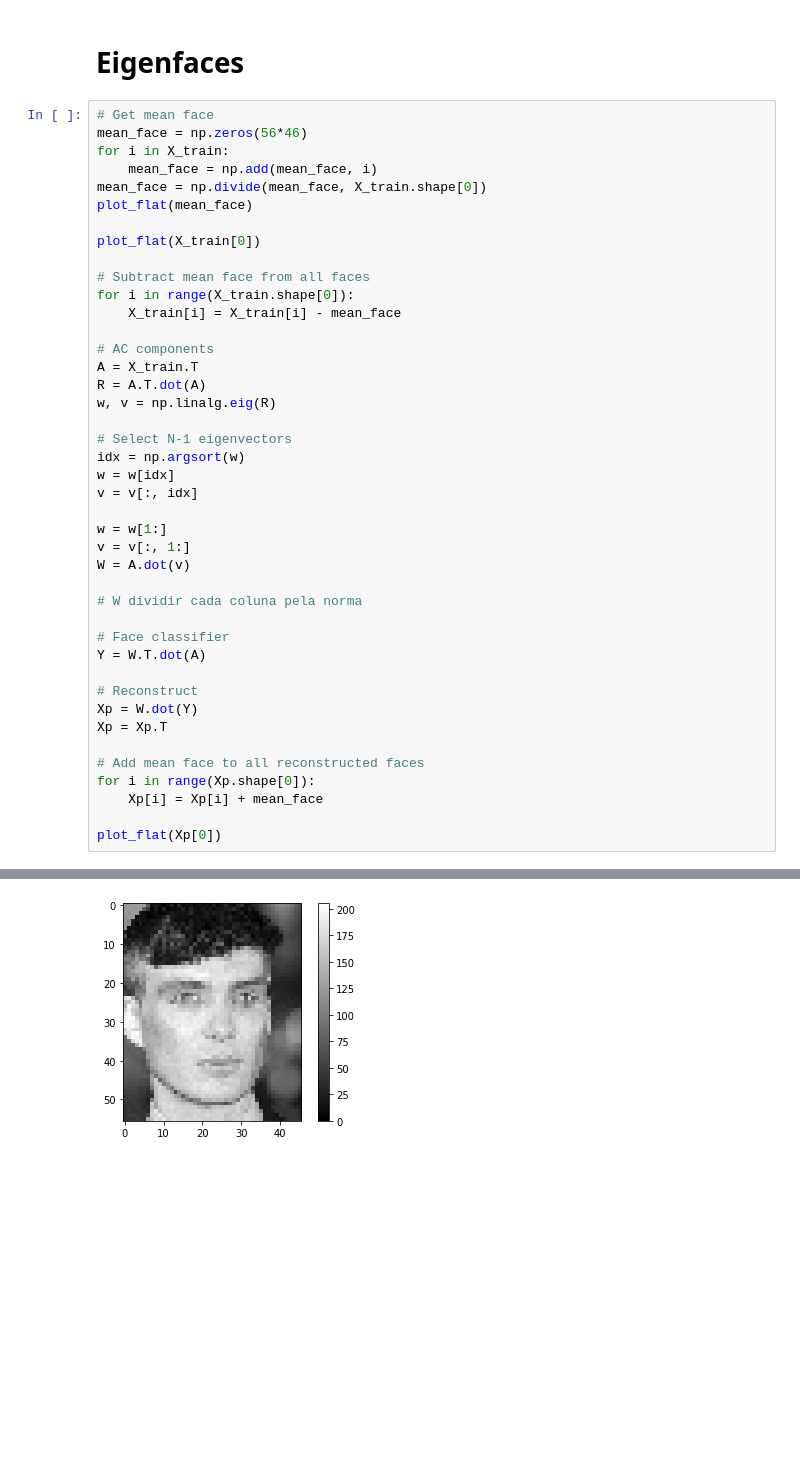
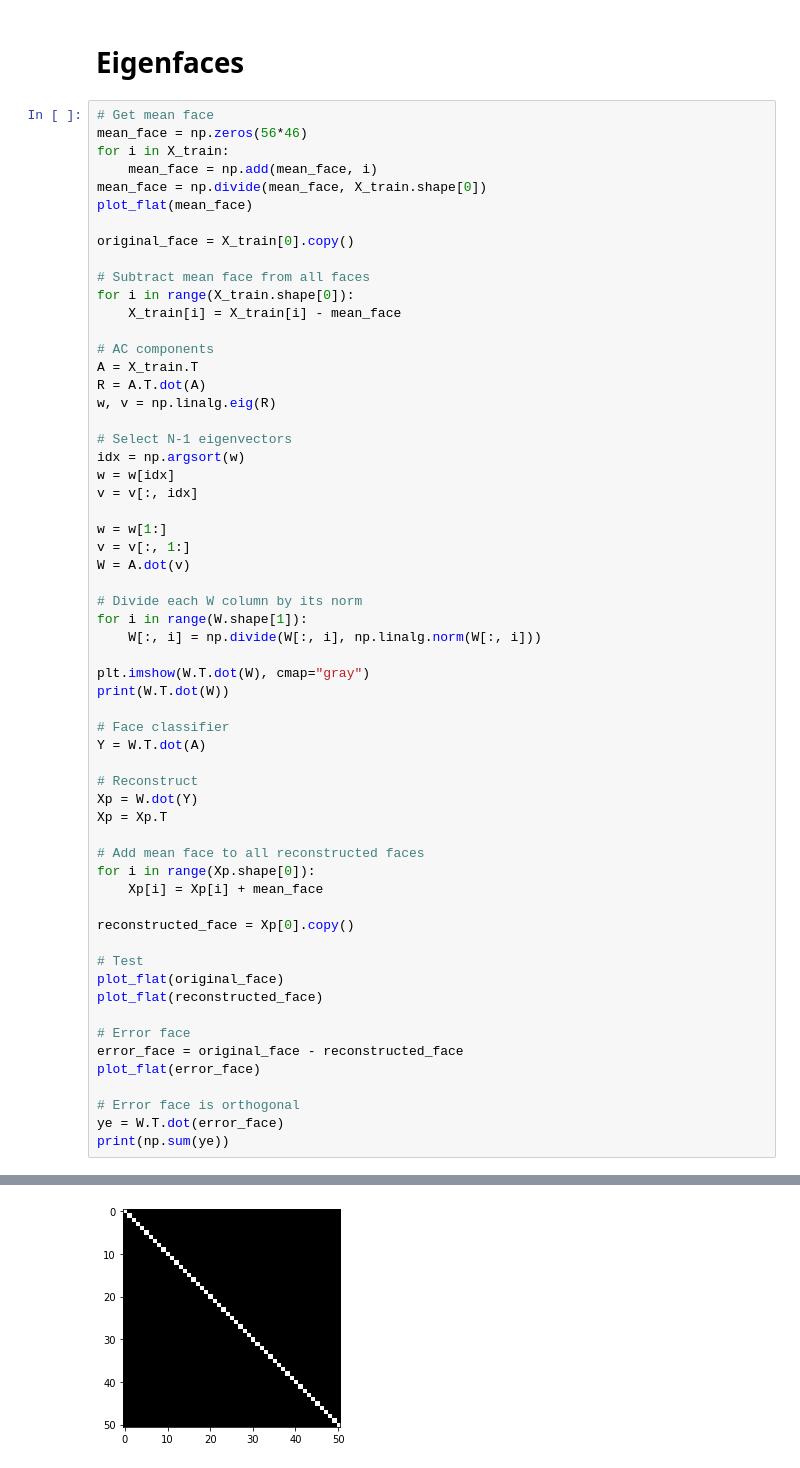
Before and after one commit to Krfld/ISEL-VARM, a Jupyter notebook: P1/Face-Detection-Recognition-main/faces.ipynb, the cells around one changed output, grey strips where cells are left out. Cells and saved outputs as stored; diff of their text form; blank space fills up the shorter version.

```diff
--- a/P1/Face-Detection-Recognition-main/faces.ipynb
+++ b/P1/Face-Detection-Recognition-main/faces.ipynb
@@ -273,7 +273,7 @@ for i in X_train:
 mean_face = np.divide(mean_face, X_train.shape[0])
 plot_flat(mean_face)
 
-plot_flat(X_train[0])
+original_face = X_train[0].copy()
 
 # Subtract mean face from all faces
 for i in range(X_train.shape[0]):
@@ -293,7 +293,12 @@ w = w[1:]
 v = v[:, 1:]
 W = A.dot(v)
 
-# W dividir cada coluna pela norma
+# Divide each W column by its norm
+for i in range(W.shape[1]):
+    W[:, i] = np.divide(W[:, i], np.linalg.norm(W[:, i]))
+
+plt.imshow(W.T.dot(W), cmap="gray")
+print(W.T.dot(W))
 
 # Face classifier
 Y = W.T.dot(A)
@@ -306,5 +311,17 @@ Xp = Xp.T
 for i in range(Xp.shape[0]):
     Xp[i] = Xp[i] + mean_face
 
-plot_flat(Xp[0])
+reconstructed_face = Xp[0].copy()
+
+# Test
+plot_flat(original_face)
+plot_flat(reconstructed_face)
+
+# Error face
+error_face = original_face - reconstructed_face
+plot_flat(error_face)
+
+# Error face is orthogonal
+ye = W.T.dot(error_face)
+print(np.sum(ye))
 # %% [output]
@@ -312 +342 @@ plot_flat(Xp[0])
-[figure, old version]
+[figure, new version]
```
Also changed, not shown: parts of 3 cells of this notebook, 1 other file.
